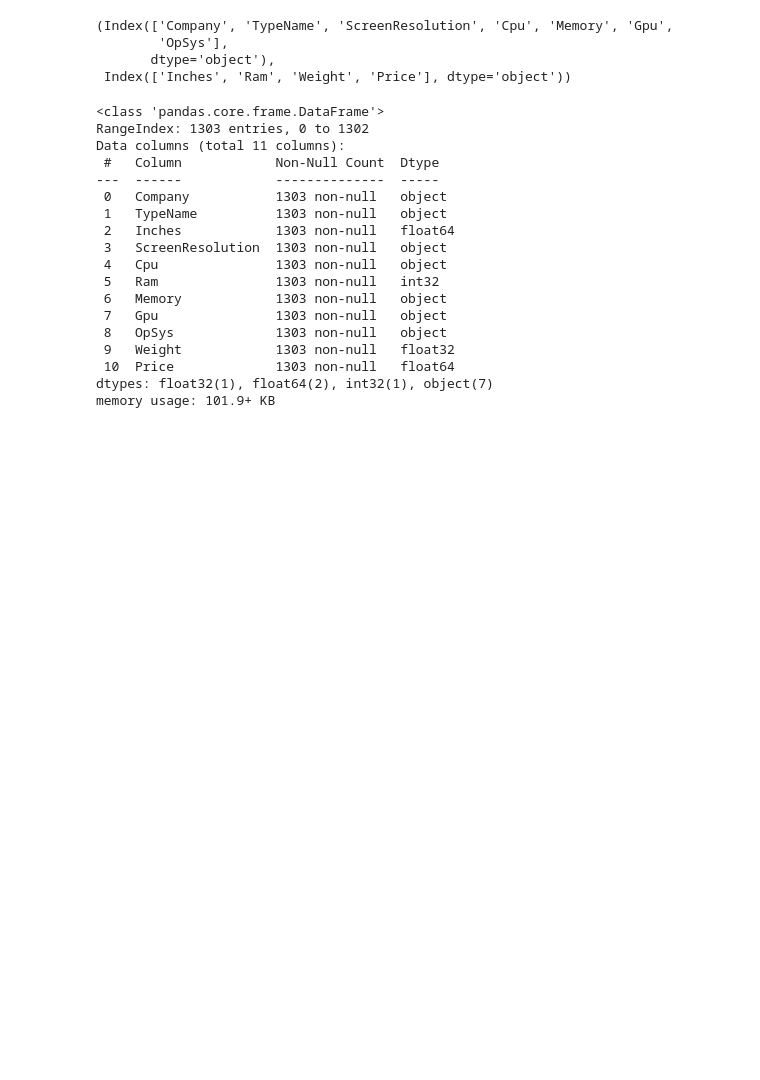
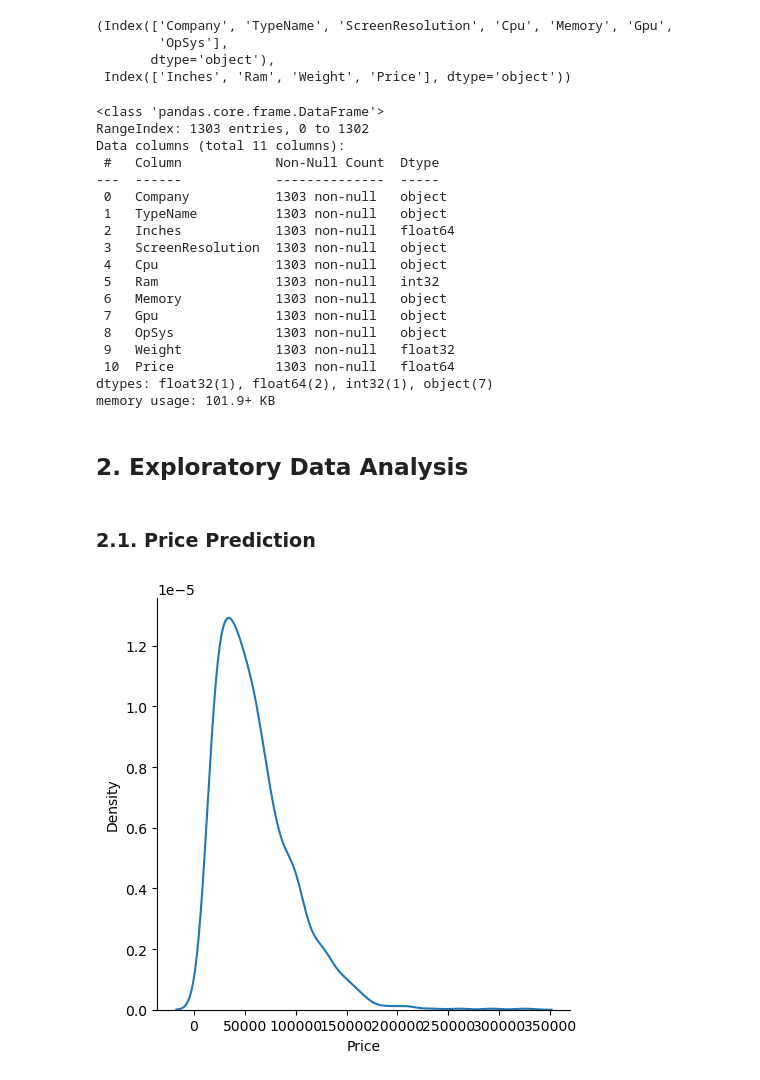
Before and after one commit to charles001203/laptop-price-prediction, a Jupyter notebook: Laptop Price Prediction.ipynb, the cells around one changed output. Saved outputs shown, nothing was run; the diff lists cells and outputs as text; code cells hidden in the pictures; blank space fills up the shorter version.

```diff
--- a/Laptop Price Prediction.ipynb
+++ b/Laptop Price Prediction.ipynb
@@ -229,3 +231,12 @@ Data columns (total 11 columns):
  10  Price             1303 non-null   float64
 dtypes: float32(1), float64(2), int32(1), object(7)
 memory usage: 101.9+ KB
+# %% [markdown]
+## 2. Exploratory Data Analysis
+# %% [markdown]
+### 2.1. Price Prediction
+# %%
+sns.displot(df['Price'], kind="kde")
+plt.show()
+# %% [output]
+[figure, added]
```
Also changed, not shown: parts of 42 cells of this notebook.
